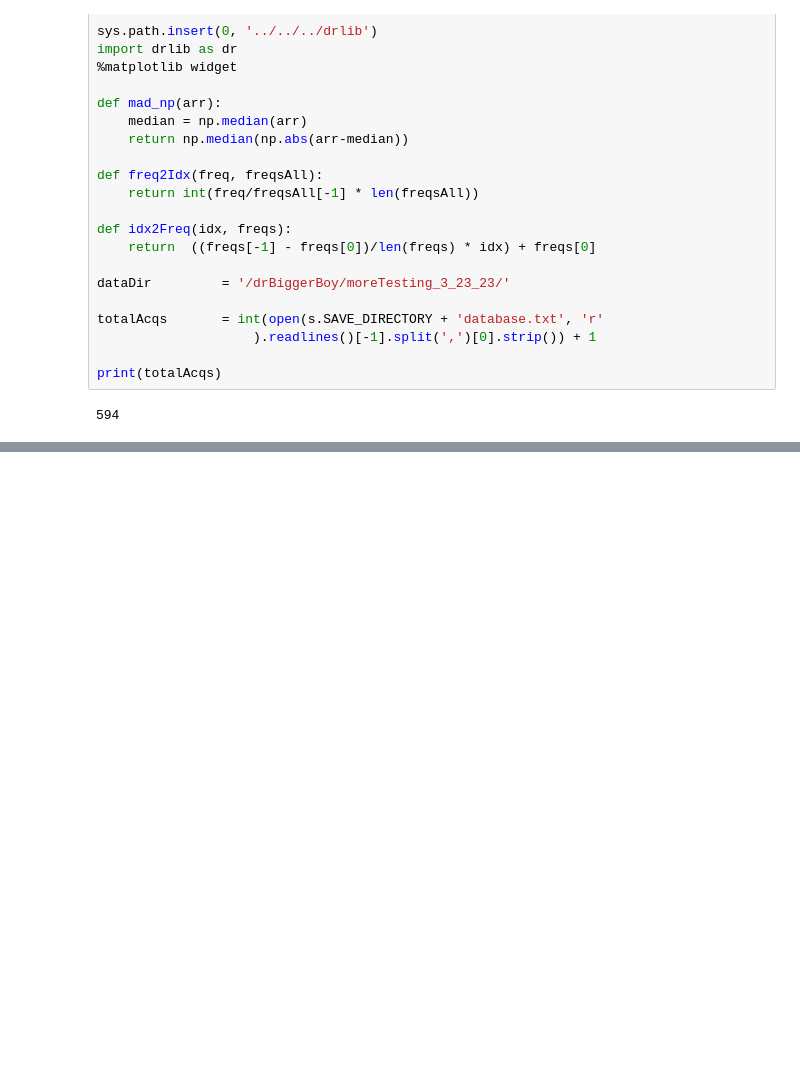
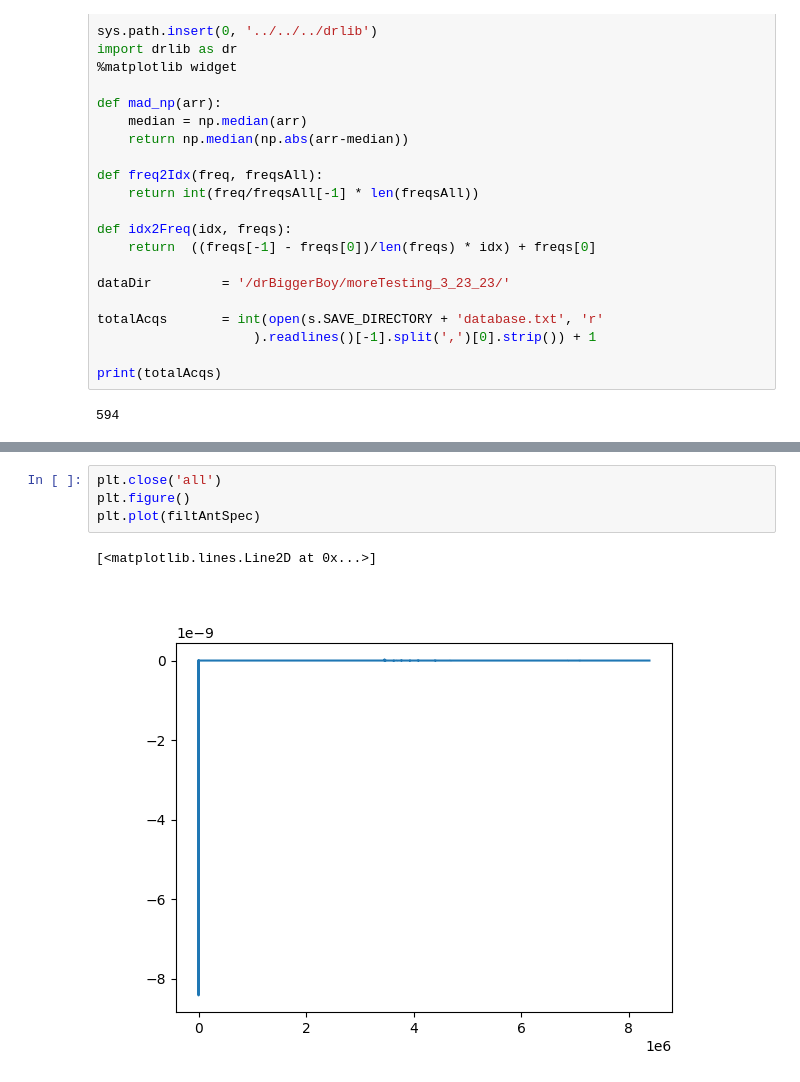
Before and after one commit to josephmlev/darkRadio, a Jupyter notebook: daqAnalysisAndExperiments/teledyne/adq3_data_transfer_gpu_nvidia_pyadq/runAnalysis_3.24.23.ipynb, the cells around one changed output, grey strips where cells are left out. Cells and saved outputs as stored; diff of their text form; blank space fills up the shorter version.

```diff
--- a/daqAnalysisAndExperiments/teledyne/adq3_data_transfer_gpu_nvidia_pyadq/runAnalysis_3.24.23.ipynb
+++ b/daqAnalysisAndExperiments/teledyne/adq3_data_transfer_gpu_nvidia_pyadq/runAnalysis_3.24.23.ipynb
@@ -229,0 +249,7 @@ np.save('/drBiggerBoy/moreTesting_3_23_23/termRollingMadLim_W_296Avgs_3_23_23',
+# %%
+plt.close('all')
+plt.figure()
+plt.plot(filtAntSpec)
+# %% [output]
+[<matplotlib.lines.Line2D at 0x...>]
+[figure, added]
```
Also changed, not shown: parts of 9 cells of this notebook, 17 other files.
